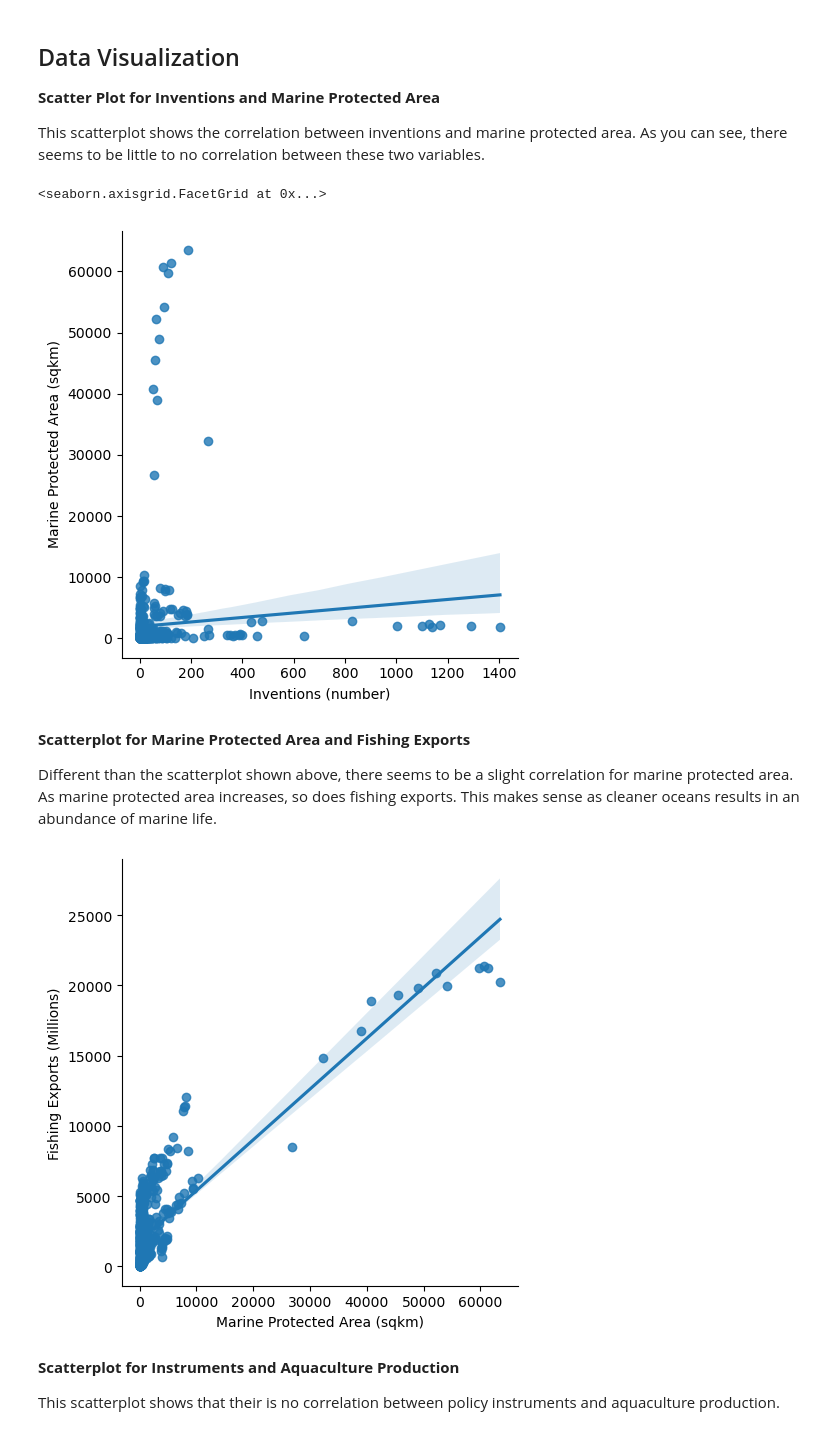
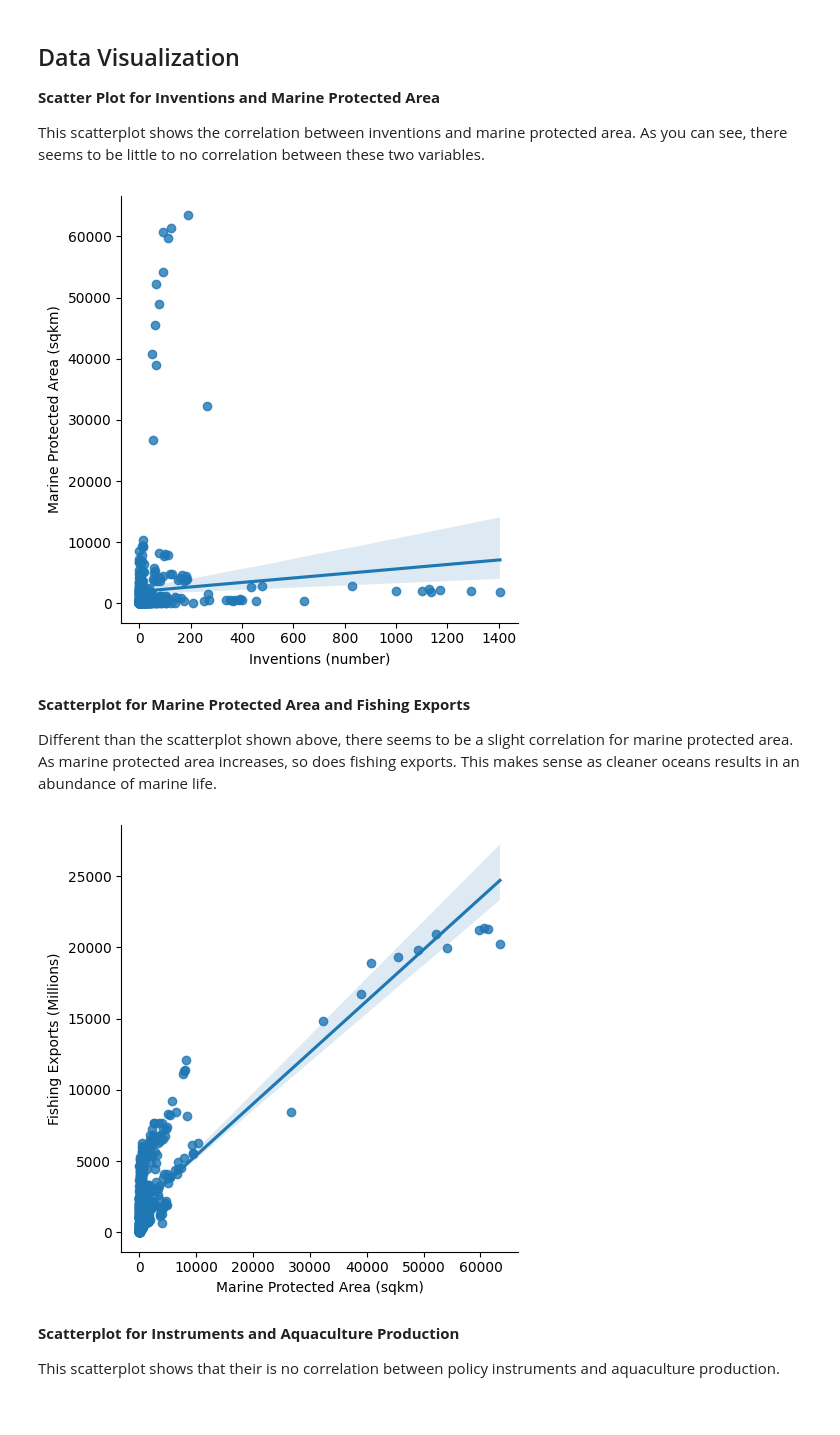
Before and after one commit to anly501/dsan-5000-project-kendallgilbert180, a Jupyter notebook: dsan-website/5000-website/eda/multivariate.ipynb, the cells around one changed output. Saved outputs shown, nothing was run; the diff lists cells and outputs as text; code cells hidden in the pictures.

```diff
--- a/dsan-website/5000-website/eda/multivariate.ipynb
+++ b/dsan-website/5000-website/eda/multivariate.ipynb
@@ -30,8 +30,10 @@ sns.lmplot(
     x="Inventions (number)",
     y="Marine Protected Area (sqkm)"
     )
+
+plt.tight_layout()
+plt.show()
 # %% [output]
-<seaborn.axisgrid.FacetGrid at 0x...>
 [figure]
 # %% [markdown]
 **Scatterplot for Marine Protected Area and Fishing Exports**
@@ -40,13 +42,15 @@ Different than the scatterplot shown above, there seems to be a slight correlati
 # %%
 #| code-fold: true
 sns.lmplot(
     data=merged,
     x="Marine Protected Area (sqkm)",
     y="Fishing Exports (Millions)"
     )
+
+plt.tight_layout()
 plt.show()
 # %% [output]
-[figure, old version]
+[figure, new version]
 # %% [markdown]
 **Scatterplot for Instruments and Aquaculture Production**
 
```
Also changed, not shown: parts of 4 cells of this notebook, 48 other files.
